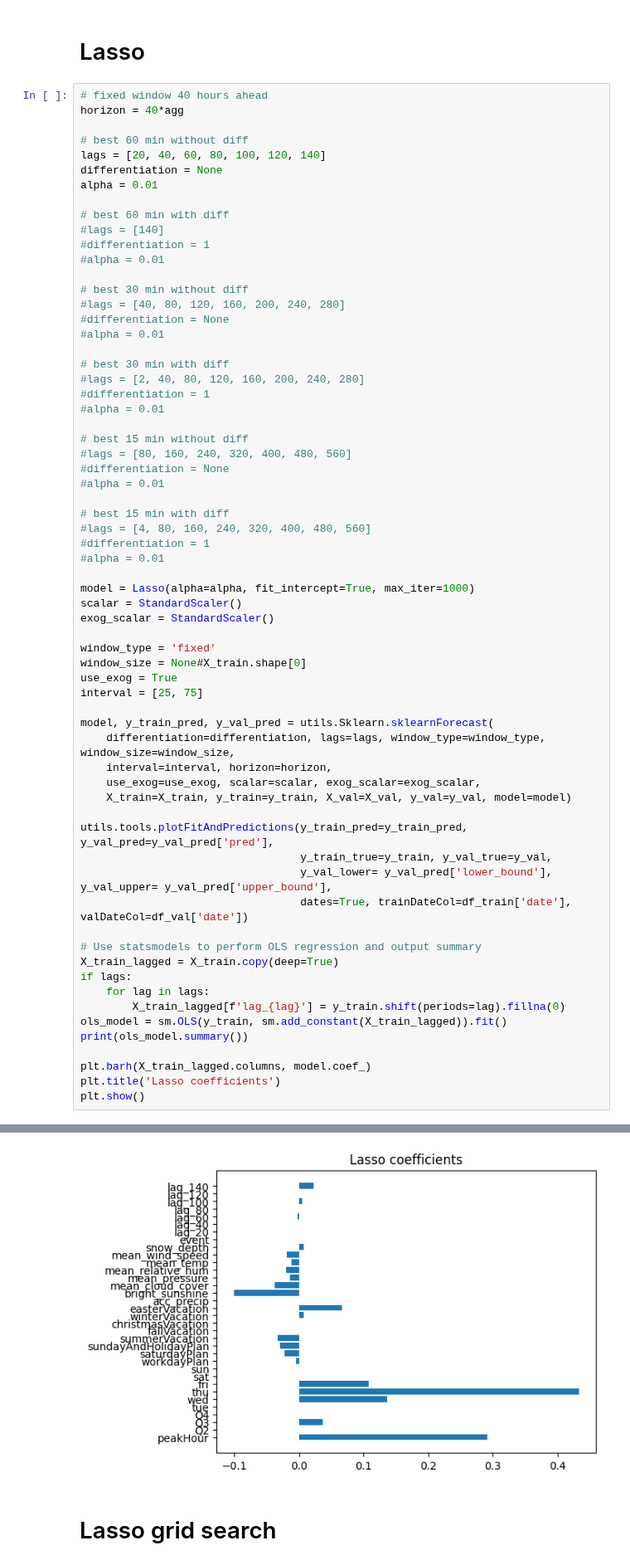
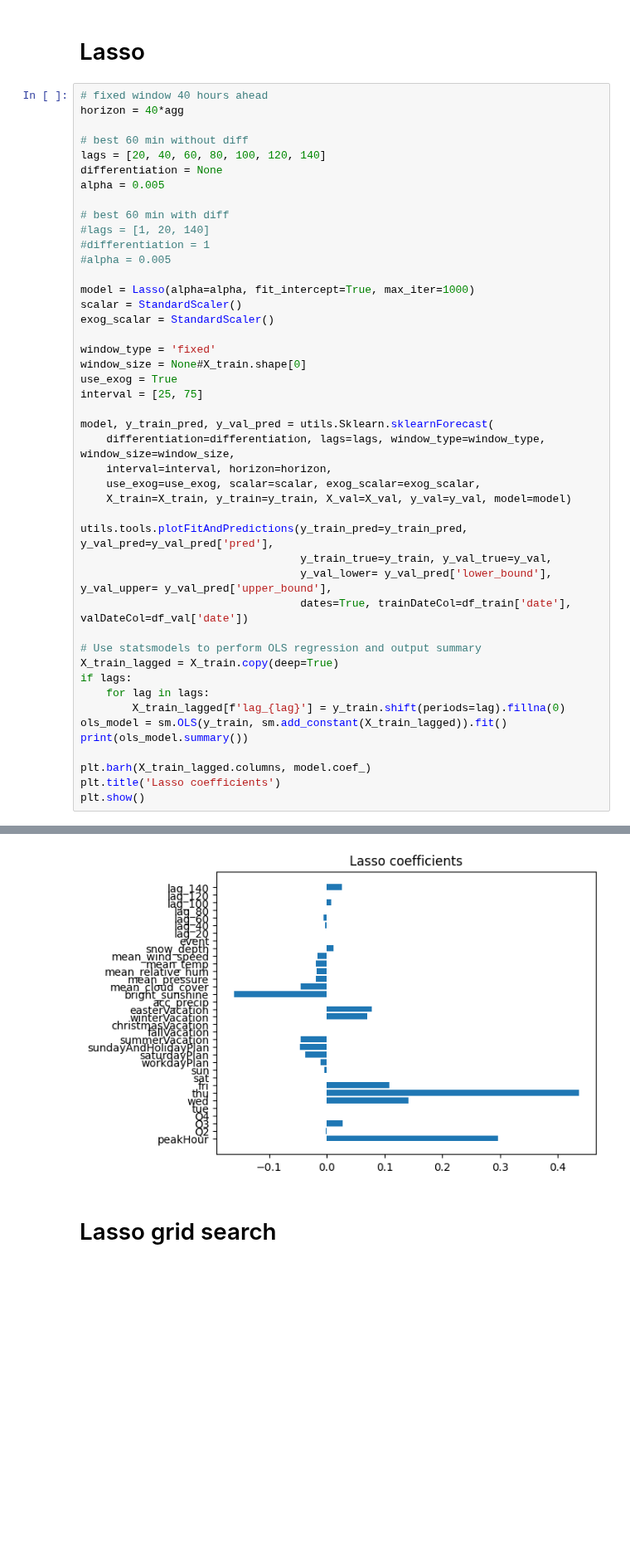
Before and after one commit to andr830g/Machine-Learning-Passenger-Forecasting, a Jupyter notebook: TimeSeriesModelling.ipynb, the cells around one changed output, grey strips where cells are left out. Shown at 83% size. Saved outputs shown, nothing was run; the diff lists cells and outputs as text; blank space fills up the shorter version.

```diff
--- a/TimeSeriesModelling.ipynb
+++ b/TimeSeriesModelling.ipynb
@@ -82,32 +82,12 @@ horizon = 40*agg
 # best 60 min without diff
 lags = [20, 40, 60, 80, 100, 120, 140]
 differentiation = None
-alpha = 0.01
+alpha = 0.005
 
 # best 60 min with diff
-#lags = [140]
+#lags = [1, 20, 140]
 #differentiation = 1
-#alpha = 0.01
-
-# best 30 min without diff
-#lags = [40, 80, 120, 160, 200, 240, 280]
-#differentiation = None
-#alpha = 0.01
-
-# best 30 min with diff
-#lags = [2, 40, 80, 120, 160, 200, 240, 280]
-#differentiation = 1
-#alpha = 0.01
-
-# best 15 min without diff
-#lags = [80, 160, 240, 320, 400, 480, 560]
-#differentiation = None
-#alpha = 0.01
-
-# best 15 min with diff
-#lags = [4, 80, 160, 240, 320, 400, 480, 560]
-#differentiation = 1
-#alpha = 0.01
+#alpha = 0.005
 
 model = Lasso(alpha=alpha, fit_intercept=True, max_iter=1000)
 scalar = StandardScaler()
@@ -163,4 +142,4 @@ strong multicollinearity problems or that the design matrix is singular.
-[figure, old version]
+[figure, new version]
 # %% [markdown]
 # Lasso grid search
 # %%
```
Also changed, not shown: parts of 9 cells of this notebook, 1 other file.
